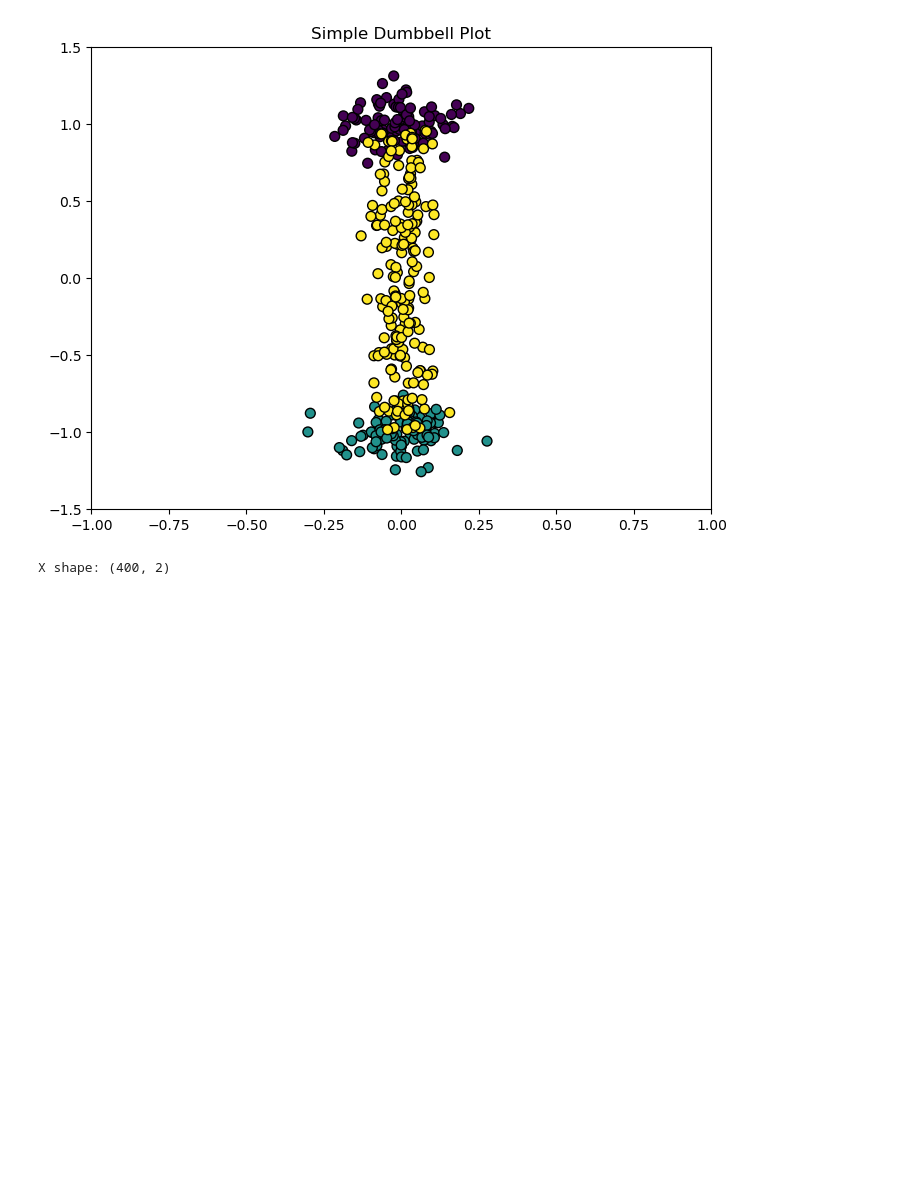
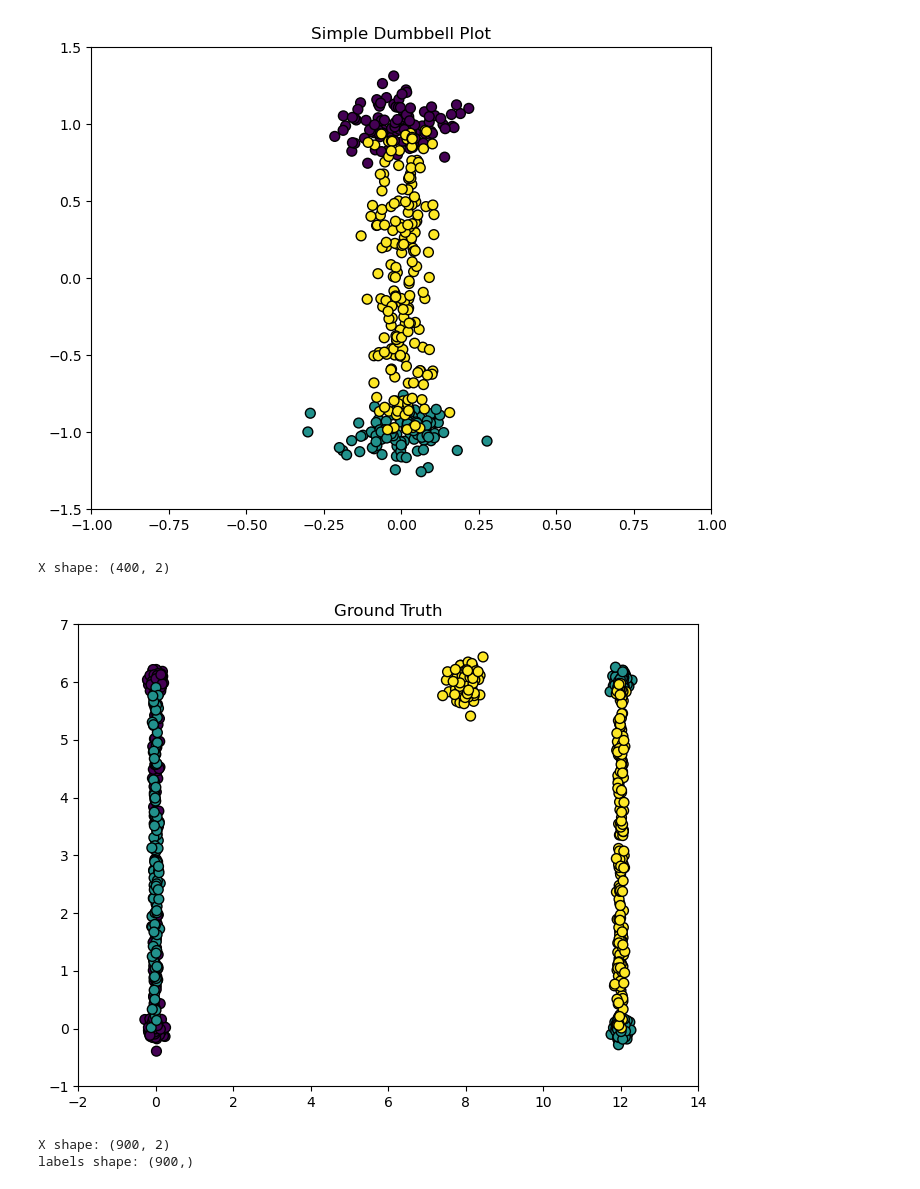
Before and after one commit to seolibek/Tufts2024, a Jupyter notebook: temp.ipynb, the cells around one changed output. Drawn from its saved outputs; the diff is of its cells as text; code cells hidden in the pictures; blank space fills up the shorter version.

Commit message:
progres on dumbbell

```diff
--- a/temp.ipynb
+++ b/temp.ipynb
@@ -169,3 +169,41 @@ print("X shape:", X.shape)
 # %% [output]
 [figure]
 X shape: (400, 2)
+# %%
+import matplotlib.pyplot as plt
+import numpy as np
+
+# Function to generate a dumbbell shape
+def generate_dumbbell(x_center, y_top, y_bottom, size=100):
+    top_cluster = np.column_stack((np.random.normal(loc=x_center, scale=0.1, size=size),
+                                   np.random.normal(loc=y_top, scale=0.1, size=size)))
+    bottom_cluster = np.column_stack((np.random.normal(loc=x_center, scale=0.1, size=size),
+                                      np.random.normal(loc=y_bottom, scale=0.1, size=size)))
+    handle = np.column_stack((np.random.normal(loc=x_center, scale=0.05, size=size*2),
+                              np.random.uniform(low=y_bottom, high=y_top, size=size*2)))
+    return np.vstack((top_cluster, bottom_cluster, handle))
+
+# Generate data for the dumbbells
+dumbbell_1 = generate_dumbbell(x_center=0, y_top=6, y_bottom=0)
+dumbbell_2 = generate_dumbbell(x_center=12, y_top=6, y_bottom=0)
+center_cluster = np.column_stack((np.random.normal(loc=8, scale=0.2, size=100),
+                                  np.random.normal(loc=6, scale=0.2, size=100)))
+
+# Combine all clusters
+X = np.vstack((dumbbell_1, dumbbell_2, center_cluster))
+labels = np.array([0]*300 + [1]*300 + [2]*300)
+
+# Plot the data with clusters
+plt.figure(figsize=(8, 6))
+plt.scatter(X[:, 0], X[:, 1], c=labels, cmap='viridis', s=50, edgecolor='k')
+plt.title('Ground Truth')
+plt.xlim(-2, 14)
+plt.ylim(-1, 7)
+plt.show()
+
+print("X shape:", X.shape)
+print("labels shape:", labels.shape)
+# %% [output]
+[figure, added]
+X shape: (900, 2)
+labels shape: (900,)
```
